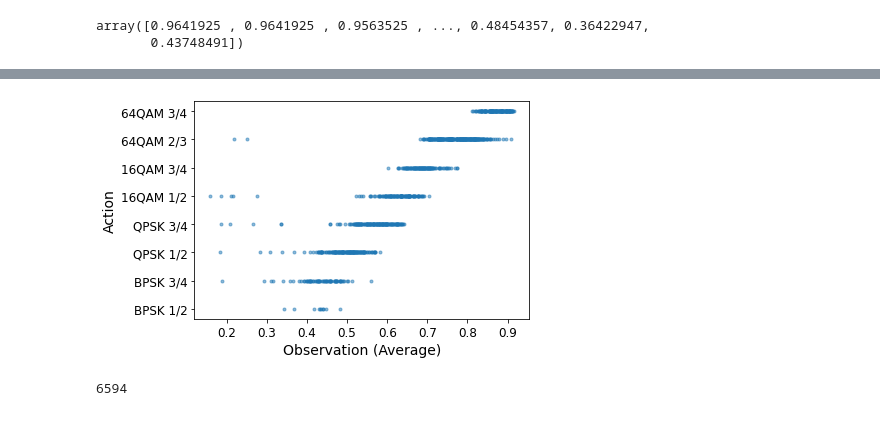
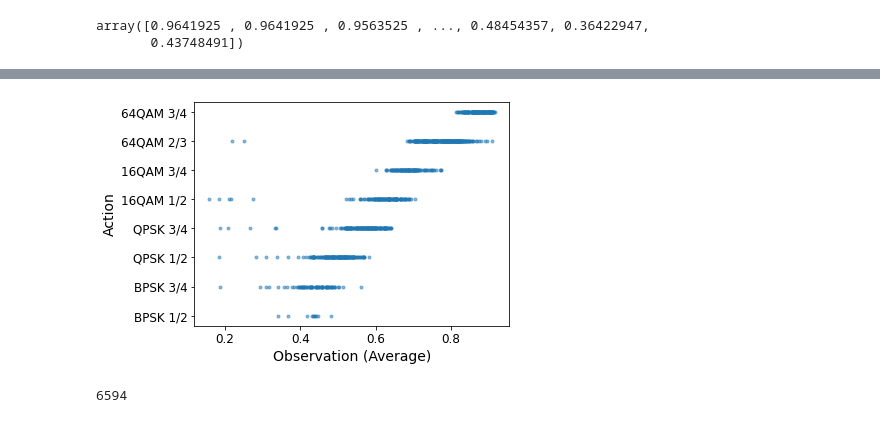
Before and after one commit to tkn-tub/gr-gym, a Jupyter notebook: example/agents/SL_avg_NN.ipynb, the cells around one changed output, grey strips where cells are left out. Saved outputs shown, nothing was run; the diff lists cells and outputs as text; code cells hidden in the pictures.

```diff
--- a/example/agents/SL_avg_NN.ipynb
+++ b/example/agents/SL_avg_NN.ipynb
@@ -94,11 +94,13 @@ data = np.array(data)
 # %%
 plt.plot(data, label, '.', alpha = 0.5)
 plt.yticks(range(8), mcs)
 plt.xlabel('Observation (Average)')
 plt.ylabel('Action')
+plt.tight_layout()
 plt.savefig('eval_action.pdf')
+plt.savefig('eval_action.png')
 # %% [output]
-[figure, old version]
+[figure, new version]
 # %%
 # randomize data
 new_data = data
```
Also changed, not shown: parts of 4 cells of this notebook, 3 other files.
